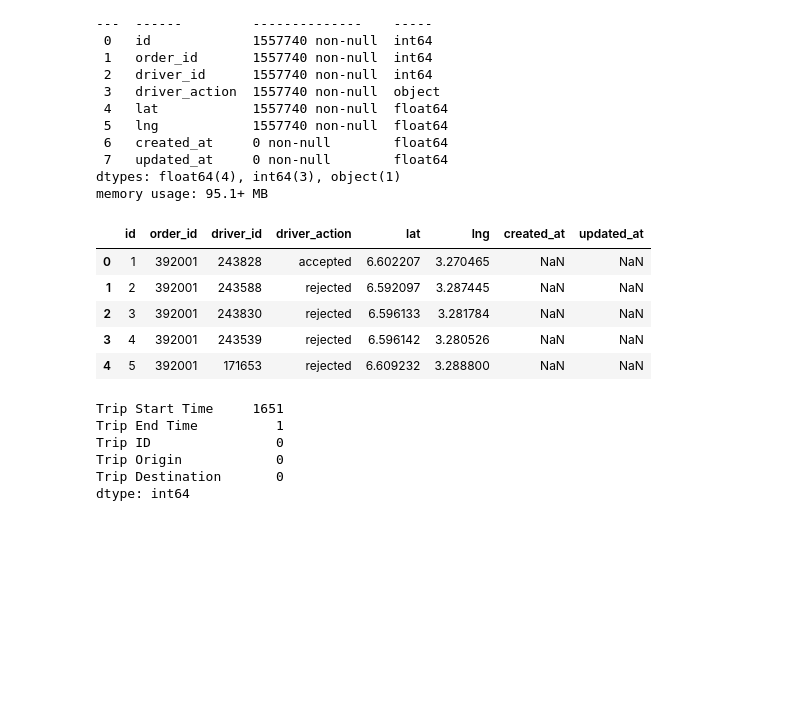
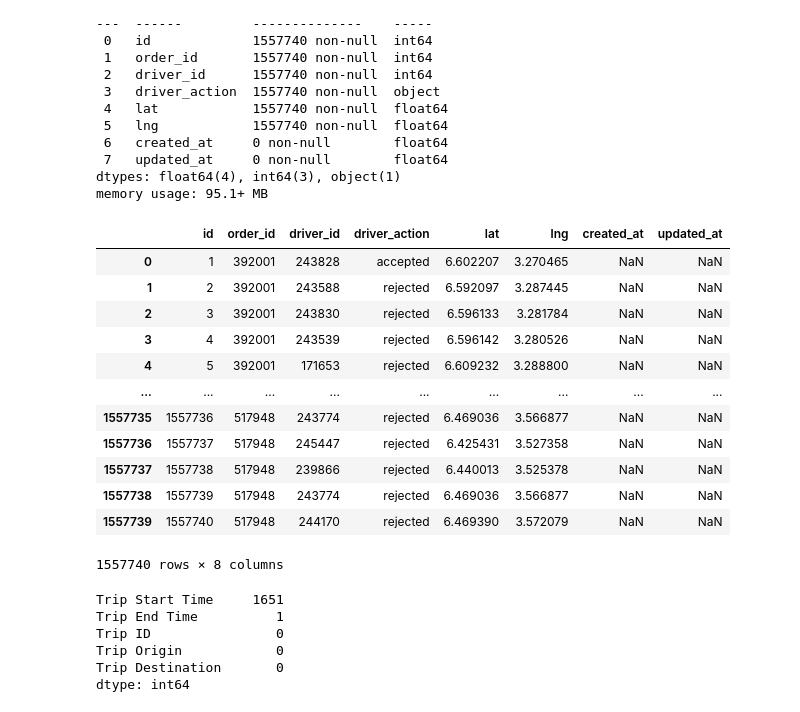
Before and after one commit to BekaluTa/Drivers-Delivery-with-Cuasual-Infrence, a Jupyter notebook: Notebook/EDA.ipynb, the cells around one changed output. Drawn from its saved outputs; the diff is of its cells as text; code cells hidden in the pictures; blank space fills up the shorter version.

```diff
--- a/Notebook/EDA.ipynb
+++ b/Notebook/EDA.ipynb
@@ -110,14 +110,21 @@ Data columns (total 8 columns):
 dtypes: float64(4), int64(3), object(1)
 memory usage: 95.1+ MB
 # %%
-Data_location.head()
+Data_location
 # %% [output]
 |  | id | order_id | driver_id | driver_action | lat | lng | created_at | updated_at |
 | 0 | 1 | 392001 | 243828 | accepted | 6.602207 | 3.270465 | NaN | NaN |
 | 1 | 2 | 392001 | 243588 | rejected | 6.592097 | 3.287445 | NaN | NaN |
 | 2 | 3 | 392001 | 243830 | rejected | 6.596133 | 3.281784 | NaN | NaN |
 | 3 | 4 | 392001 | 243539 | rejected | 6.596142 | 3.280526 | NaN | NaN |
 | 4 | 5 | 392001 | 171653 | rejected | 6.609232 | 3.288800 | NaN | NaN |
+| ... | ... | ... | ... | ... | ... | ... | ... | ... |
+| 1557735 | 1557736 | 517948 | 243774 | rejected | 6.469036 | 3.566877 | NaN | NaN |
+| 1557736 | 1557737 | 517948 | 245447 | rejected | 6.425431 | 3.527358 | NaN | NaN |
+| 1557737 | 1557738 | 517948 | 239866 | rejected | 6.440013 | 3.525378 | NaN | NaN |
+| 1557738 | 1557739 | 517948 | 243774 | rejected | 6.469036 | 3.566877 | NaN | NaN |
+| 1557739 | 1557740 | 517948 | 244170 | rejected | 6.469390 | 3.572079 | NaN | NaN |
+1557740 rows × 8 columns
 # %%
 Data.isnull().sum().sort_values(ascending=False)
 # %% [output]
```
Also changed, not shown: parts of 1 cell of this notebook.
